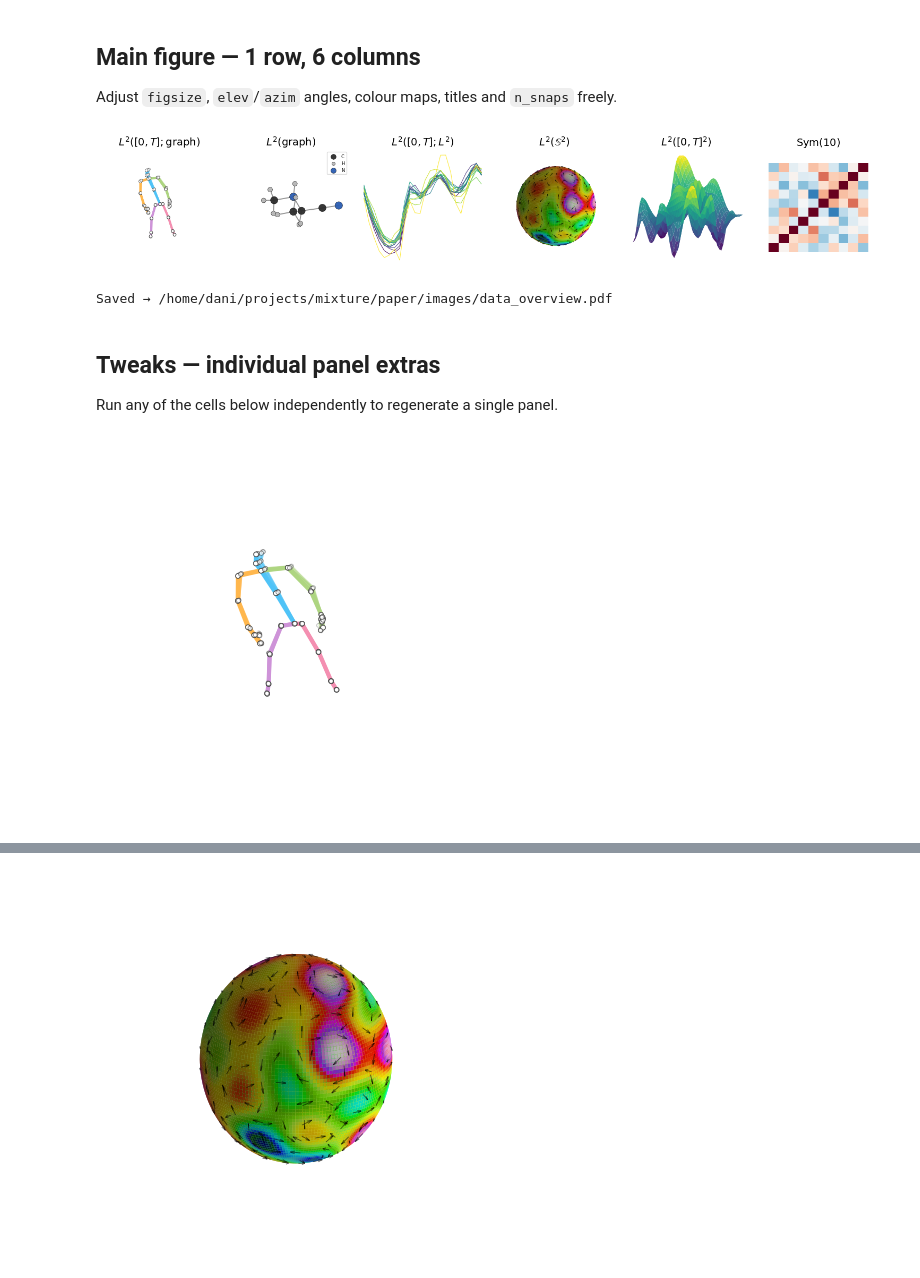
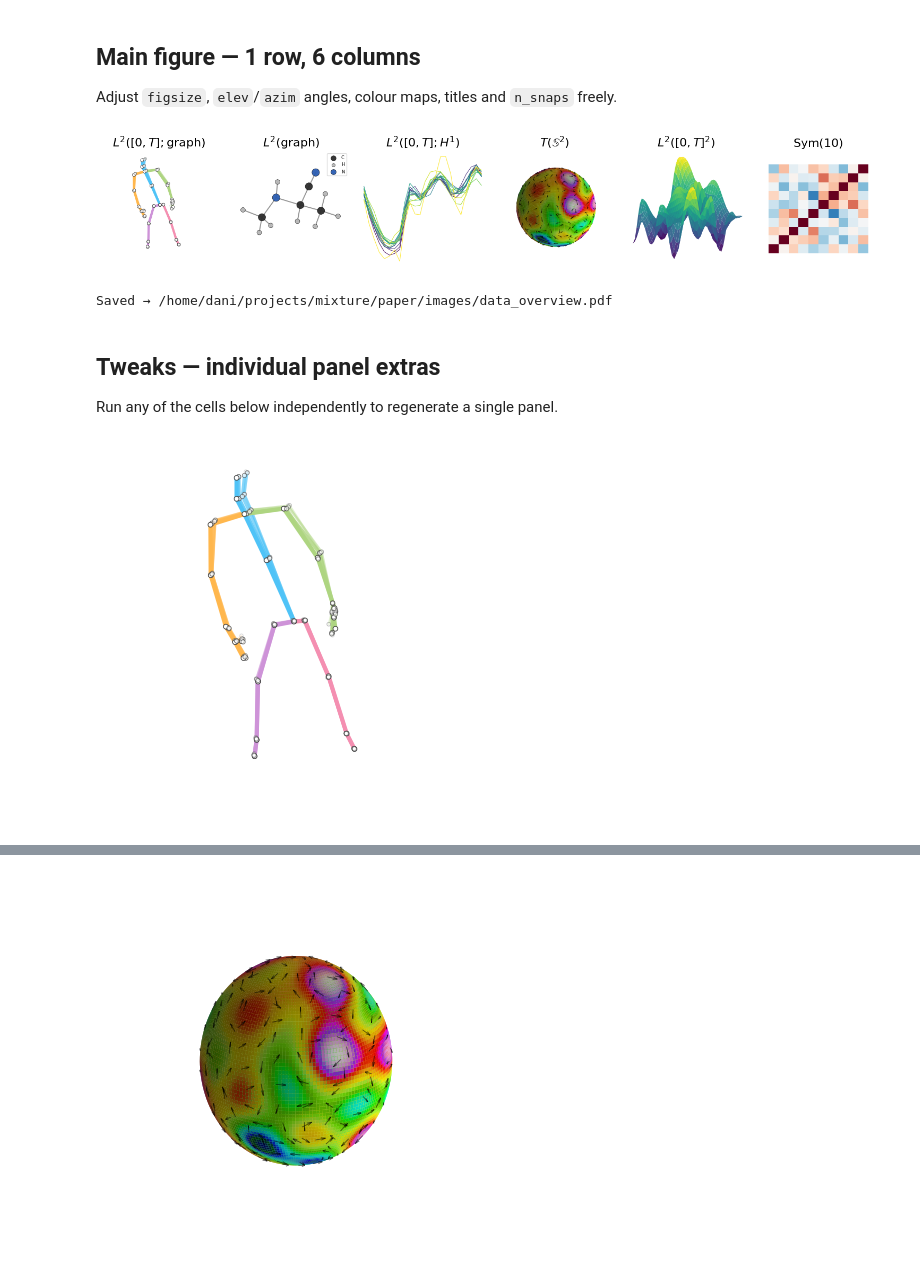
Before and after one commit to dani2442/rkhs-mixture-models, a Jupyter notebook: examples/paper_data_figure.ipynb, the cells around one changed output, grey strips where cells are left out. Cells and saved outputs as stored; diff of their text form; code cells hidden in the pictures.

```diff
--- a/examples/paper_data_figure.ipynb
+++ b/examples/paper_data_figure.ipynb
@@ -345,7 +345,7 @@ Adjust `figsize`, `elev`/`azim` angles, colour maps, titles and `n_snaps` freely
 # ── global view & layout ──────────────────────────────────────────────────────
 FH     = 2.5
 ELEV, AZIM = 20, -50    # shared 3-D camera angle for all subplots
-FONT_SIZE = 14
+FONT_SIZE = 16
 
 from matplotlib.gridspec import GridSpec
 
@@ -398,7 +398,7 @@ for atom in sorted(set(mol_types)):
 
 set_equal_3d(ax2, mol_pos_can)
 clean_3d(ax2)
-ax2.view_init(elev=ELEV, azim=AZIM)
+ax2.view_init(ELEV+20, azim=AZIM-70)
 ax2.set_title("$L^2(\\mathrm{graph})$", fontsize=FONT_SIZE)
 ax2.legend(loc="upper right", fontsize=6, framealpha=0.7, markerscale=0.7)
 
@@ -413,7 +413,7 @@ for i in range(cgm_surf.shape[0]):
     ax3.plot(cgm_hours, cgm_surf[i, :], color=color, alpha=0.85, lw=0.8)
 
 ax3.axis("off")
-ax3.set_title("$L^2([0,T]; L^2)$", fontsize=FONT_SIZE)
+ax3.set_title("$L^2([0,T]; H^1)$", fontsize=FONT_SIZE)
 
 # ─────────────────────────────────────────────────────────────────────────────
 # COL 4 — scalar field on S²  (L²(S²))
@@ -439,7 +439,7 @@ ax4.quiver(
 clean_3d(ax4)
 ax4.set_box_aspect([1, 1, 1])
 ax4.view_init(elev=ELEV, azim=AZIM)
-ax4.set_title("$L^2(\\mathbb{S}^2)$", fontsize=FONT_SIZE)
+ax4.set_title("$T(\\mathbb{S}^2)$", fontsize=FONT_SIZE)
 
 # ─────────────────────────────────────────────────────────────────────────────
 # COL 5 — L²([0,T]²; ℝ) — single surface
@@ -492,9 +492,11 @@ ax7.imshow(sym10_mat, cmap="RdBu_r", vmin=-1, vmax=1, aspect="auto", origin="low
 ax7.set_xticks([]); ax7.set_yticks([])
 ax7.set_title("$\\mathrm{Sym}(10)$", fontsize=FONT_SIZE)
 
-for ax in (ax1, ax2, ax4, ax5):
+for ax in (ax4, ax5):
     ax.margins(0, 0, 0)                  # remove autoscale padding
     ax.set_box_aspect((1, 1, 1), zoom=1.2)
+ax1.set_box_aspect((1, 1, 1), zoom=1)   # for the 2-D surface
+ax2.set_box_aspect((1, 1, 1), zoom=1)   # for the 2-D surface
 
 ax7.use_sticky_edges = False   # needed for images / imshow
 ax7.margins(x=0.15, y=0.15)    # increase inner padding
@@ -511,33 +513,43 @@ fig.savefig(out_pdf, format="pdf", bbox_inches="tight", dpi=150)
 plt.show()
 print(f"Saved → {out_pdf}")
 # %% [output]
-[figure, old version]
+[figure, new version]
 Saved → /home/dani/projects/mixture/paper/images/data_overview.pdf
 # %% [markdown]
 ## Tweaks — individual panel extras
 
 Run any of the cells below independently to regenerate a single panel.
+# %%
+def set_equal_3d(ax, pts):
+    """Force equal aspect ratio for a 3-D scatter/line plot."""
+    mins = pts.min(0); maxs = pts.max(0)
+    c = 0.5 * (mins + maxs)
+    r = 0.35 * max(maxs - mins + 1e-8)
+    ax.set_xlim(c[0]-r, c[0]+r)
+    ax.set_ylim(c[1]-r, c[1]+r)
+    ax.set_zlim(c[2]-r, c[2]+r)
 # %%
 ntu_frames = parse_skeleton_file(NTU_FILES[98])
 ntu_traj   = resample_trajectory(skeleton_to_trajectory(ntu_frames), GRID_NTU)
 ntu_joints = trajectory_to_joints(ntu_traj)  # (GRID_NTU, 25, 3)
 
 # hip_mean       = ntu_joints[:, 0, :].mean(axis=0)          # (3,)
 # joints_display = ntu_joints - hip_mean[None, None, :]       # (GRID_NTU, 25, 3)
 
 # ── standalone NTU panel ─────────────────────────────────────────────────────
 fig_ntu, ax_ntu = plt.subplots(1, 1, figsize=(4, 4), subplot_kw={"projection": "3d"})
 snaps_ = np.linspace(0, GRID_NTU - 1, 6, dtype=int)
 for si, fidx in enumerate(snaps_):
     t_frac = si / max(len(snaps_) - 1, 1)
     plot_skeleton_frame(ax_ntu, joints_display[fidx],
                         alpha=0.2 + 0.8 * t_frac,
                         linewidth=1.0 + 2.0 * t_frac,
                         joint_size=6 + 6 * t_frac)
 set_equal_3d(ax_ntu, joints_display.reshape(-1, 3))
 clean_3d(ax_ntu)
 ax_ntu.view_init(elev=20, azim=-50)
+ax_ntu.set_box_aspect((1, 1, 1), zoom=1.)
 plt.tight_layout()
 plt.show()
 # %% [output]
-[figure, old version]
+[figure, new version]
```
Also changed, not shown: parts of 1 cell of this notebook.
